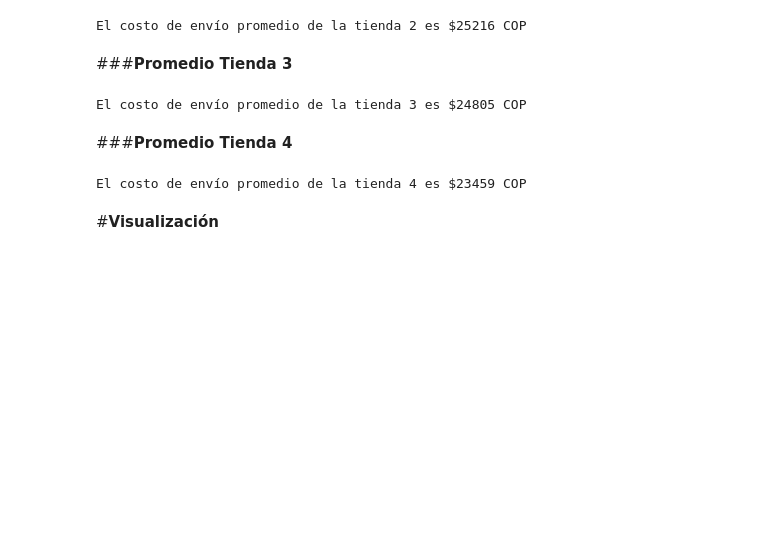
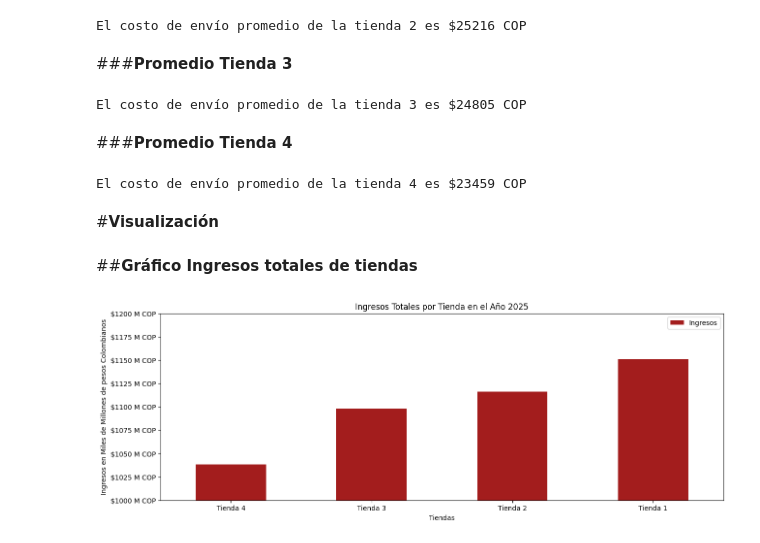
Before and after one commit to sebas33mix/challenge---1-data-science, a Jupyter notebook: challenge_1.ipynb, the cells around one changed output. Cells and saved outputs as stored; diff of their text form; code cells hidden in the pictures; blank space fills up the shorter version.

```diff
--- a/challenge_1.ipynb
+++ b/challenge_1.ipynb
@@ -75,7 +80,8 @@ La tienda 4 obtuvo como ingresos $ 1038375700 COP
 ingresos_tiendas = {"Nombre tienda": ["Tienda 1", "Tienda 2", "Tienda 3", "Tienda 4" ],
                        "Ingresos": [ingreso_total_tienda_1, ingreso_total_tienda_2, ingreso_total_tienda_3, ingreso_total_tienda_4]}
 df_ingresos_tiendas = pd.DataFrame(ingresos_tiendas)
-df_ingresos_tiendas.sort_values(by="Ingresos", ascending=True)
+df_ingresos_tiendas = df_ingresos_tiendas.sort_values(by="Ingresos", ascending=True)
+df_ingresos_tiendas
 # %% [output]
 |  | Nombre tienda | Ingresos |
 | 3 | Tienda 4 | 1.038376e+09 |
@@ -496,3 +502,19 @@ print(f'El costo de envío promedio de la tienda 4 es ${int(promedio_flete_tiend
 El costo de envío promedio de la tienda 4 es $23459 COP
 # %% [markdown]
 #**Visualización**
+# %% [markdown]
+##**Gráfico Ingresos totales de tiendas**
+# %%
+fig, ax = plt.subplots(figsize=(15,5))
+df_ingresos_tiendas.plot.bar(ax=ax, color="#A31D1D")
+ax.set_title("Ingresos Totales por Tienda en el Año 2025")
+ax.set_xlabel("Tiendas")
+ax.set_xticklabels(df_ingresos_tiendas['Nombre tienda'], rotation=0)
+ax.tick_params()
+ax.set_ylabel("Ingresos en Miles de Millones de pesos Colombianos")
+ax.yaxis.set_major_formatter(FuncFormatter(lambda x, _: f'${x/1e6:.0f} M COP'))
+ax.set_ylim(1000000000, 1200000000)
+plt.savefig("Ingresos_totales_por_tienda.png")
+plt.show()
+# %% [output]
+[figure, added]
```
Also changed, not shown: parts of 36 cells of this notebook.
